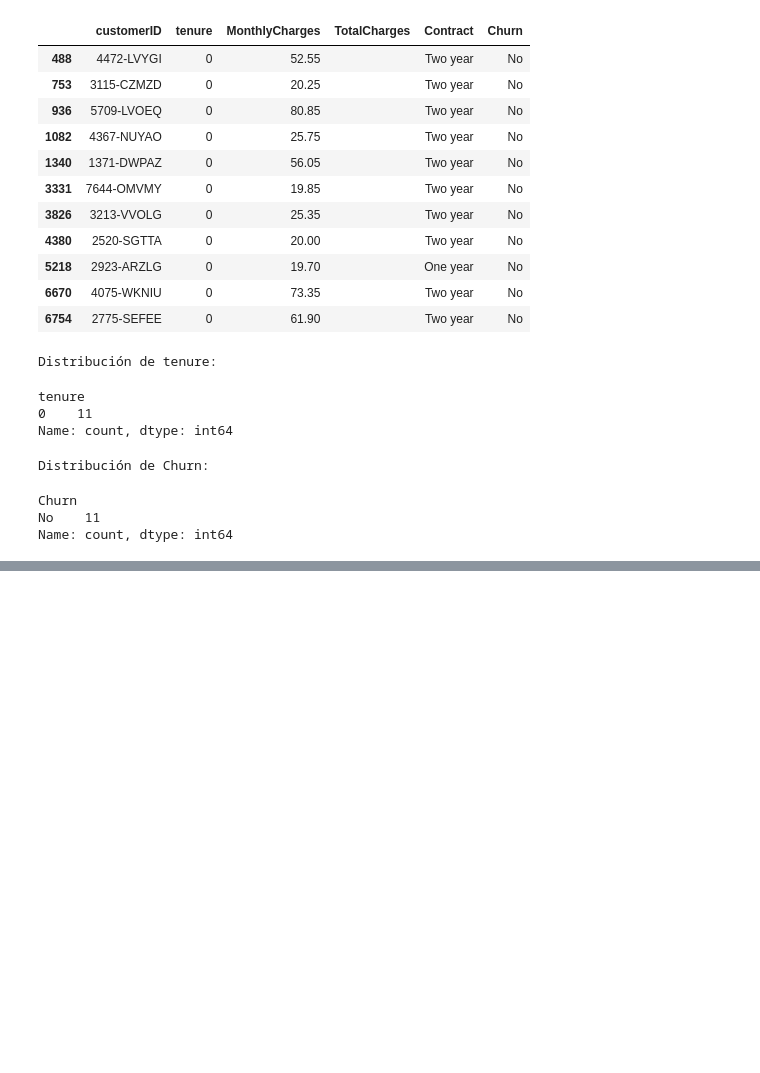
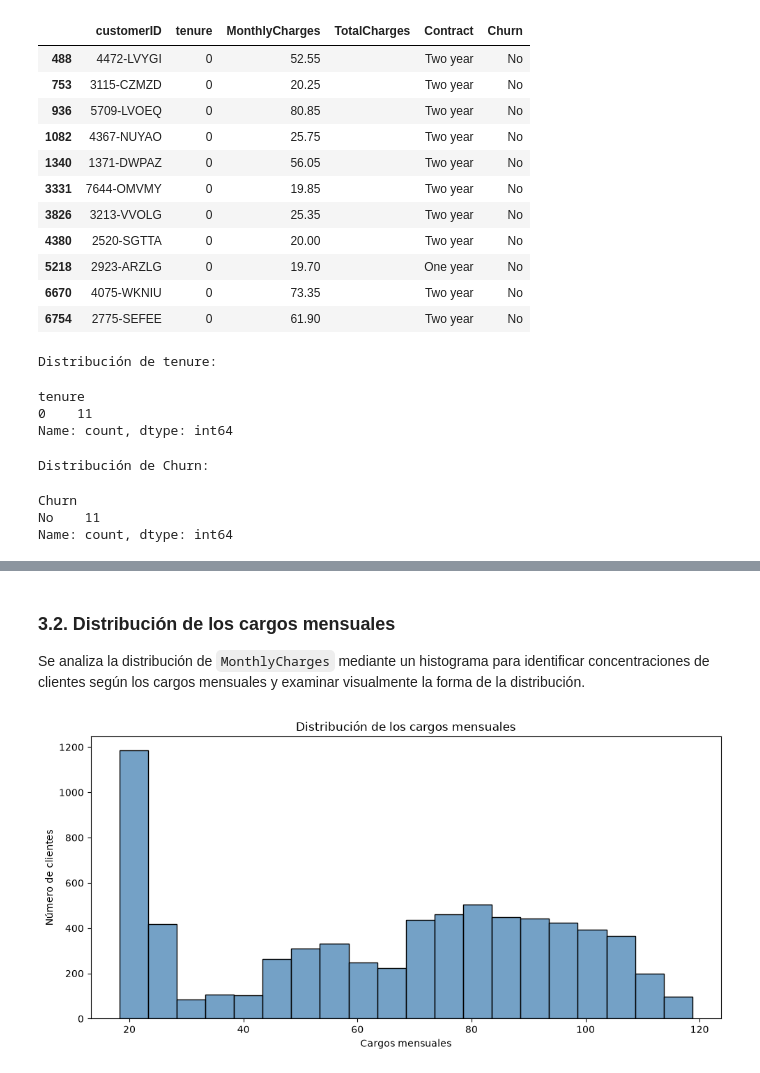
Before and after one commit to JuanMAleman/Practicas-IA, a Jupyter notebook: Practica2/notebooks/Practica_2_EDA.ipynb, the cells around one changed output, grey strips where cells are left out. Saved outputs shown, nothing was run; the diff lists cells and outputs as text; code cells hidden in the pictures; blank space fills up the shorter version.

```diff
--- a/Practica2/notebooks/Practica_2_EDA.ipynb
+++ b/Practica2/notebooks/Practica_2_EDA.ipynb
@@ -325,0 +764,34 @@ Name: count, dtype: int64
+# %% [markdown]
+### 3.2. Distribución de los cargos mensuales
+
+Se analiza la distribución de `MonthlyCharges` mediante un histograma
+para identificar concentraciones de clientes según los cargos mensuales
+y examinar visualmente la forma de la distribución.
+# %%
+# Crear un histograma de los cargos mensuales
+plt.figure(figsize=(10, 5))
+
+sns.histplot(
+    data=df,
+    x="MonthlyCharges",
+    bins=20,
+    color="steelblue",
+    edgecolor="black"
+)
+
+plt.title("Distribución de los cargos mensuales")
+plt.xlabel("Cargos mensuales")
+plt.ylabel("Número de clientes")
+
+plt.tight_layout()
+
+
+plt.savefig(
+    "../imagenes/histograma_monthlycharges.png",
+    dpi=300,
+    bbox_inches="tight"
+)
+
+plt.show()
+# %% [output]
+[figure, added]
```
Also changed, not shown: parts of 151 cells of this notebook, 23 other files.
